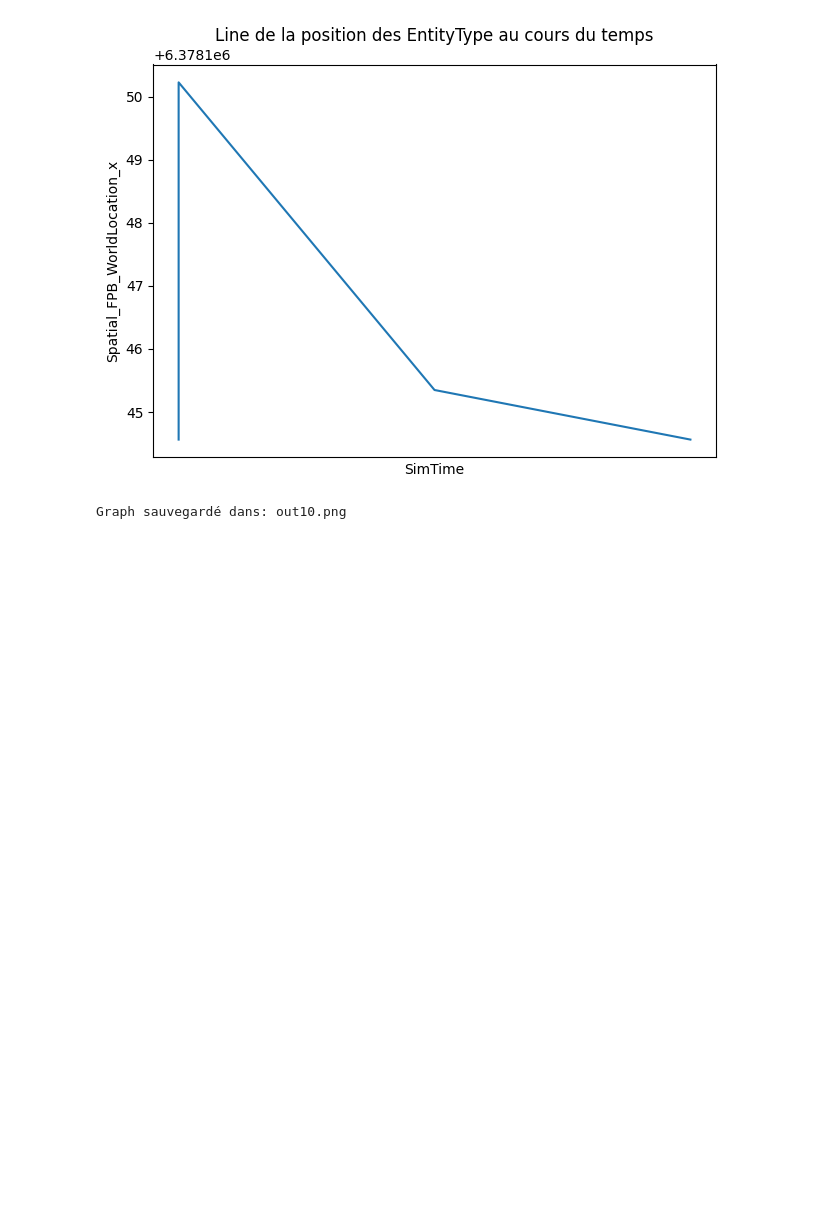
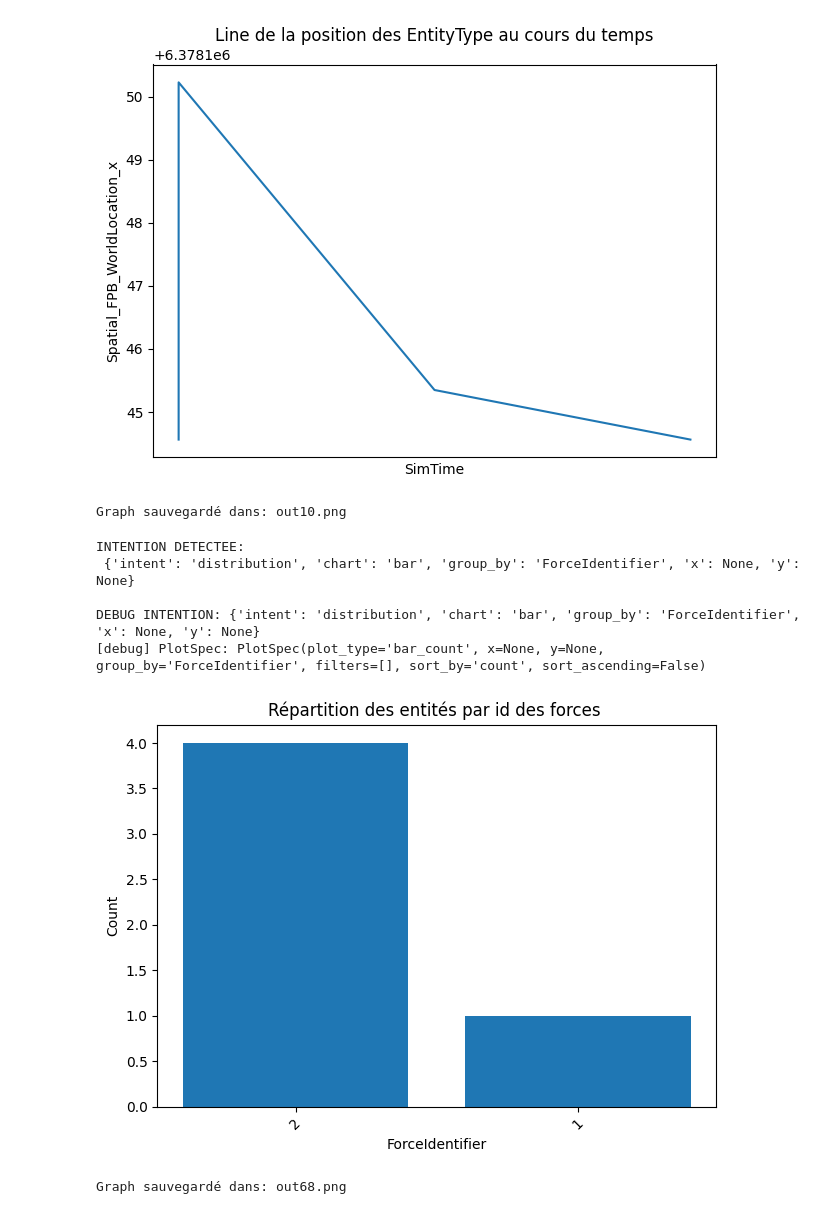
Before and after one commit to RaphaelZrrr/Lida_test, a Jupyter notebook: main0.ipynb, the cells around one changed output. Cells and saved outputs as stored; diff of their text form; code cells hidden in the pictures; blank space fills up the shorter version.

```diff
--- a/main0.ipynb
+++ b/main0.ipynb
@@ -575,3 +558,18 @@ DEBUG INTENTION: {'intent': 'time_series', 'chart': 'line', 'x': 'SimTime', 'y':
 [debug] PlotSpec: PlotSpec(plot_type='line', x='SimTime', y='Spatial_FPB_WorldLocation_x', group_by=None, filters=[], sort_by='x', sort_ascending=True)
 [figure]
 Graph sauvegardé dans: out10.png
+# %%
+run_llm_visualizer(
+    file="data/lidata.log",
+    prompt="Répartition des entités par id des forces ",
+    out="out68.png"
+
+)
+# %% [output]
+INTENTION DETECTEE:
+ {'intent': 'distribution', 'chart': 'bar', 'group_by': 'ForceIdentifier', 'x': None, 'y': None}
+
+DEBUG INTENTION: {'intent': 'distribution', 'chart': 'bar', 'group_by': 'ForceIdentifier', 'x': None, 'y': None}
+[debug] PlotSpec: PlotSpec(plot_type='bar_count', x=None, y=None, group_by='ForceIdentifier', filters=[], sort_by='count', sort_ascending=False)
+[figure, added]
+Graph sauvegardé dans: out68.png
```
Also changed, not shown: parts of 13 cells of this notebook, 45 other files.
